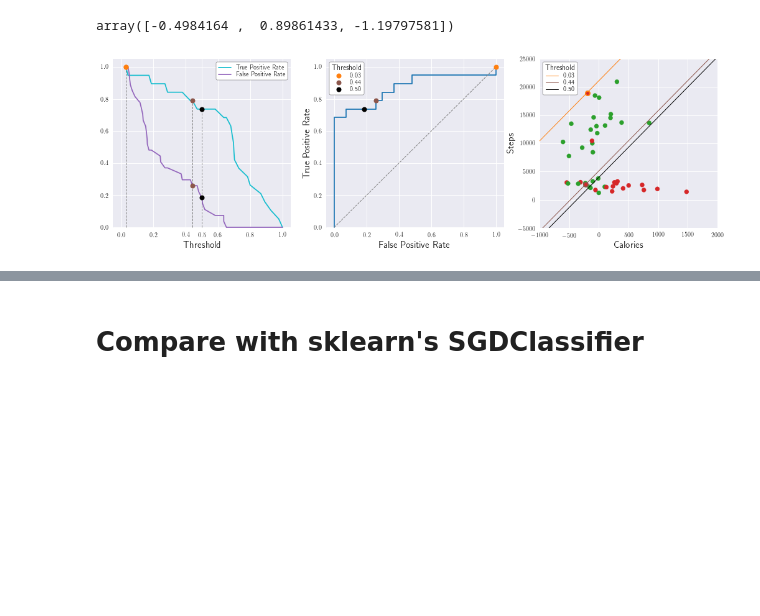
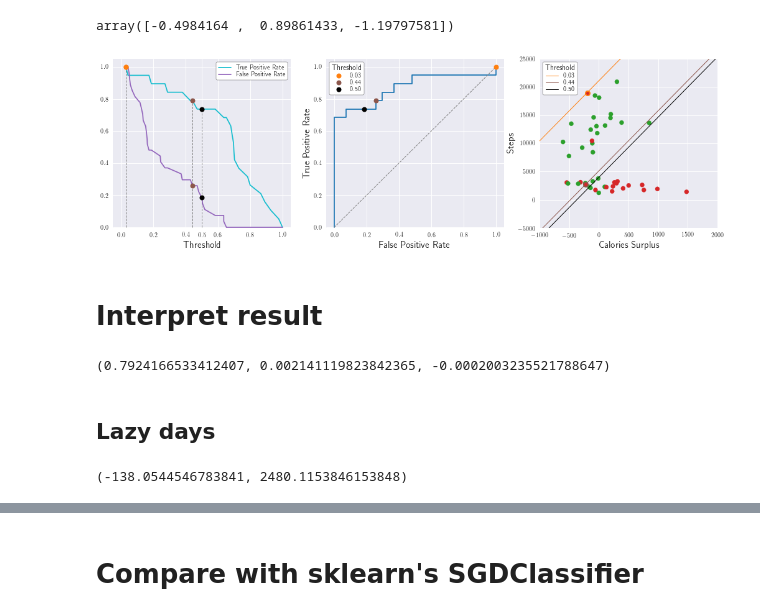
Before and after one commit to khanhnguyendata/logweight, a Jupyter notebook: logweight.ipynb, the cells around one changed output, grey strips where cells are left out. Saved outputs shown, nothing was run; the diff lists cells and outputs as text; code cells hidden in the pictures; blank space fills up the shorter version.

```diff
--- a/logweight.ipynb
+++ b/logweight.ipynb
@@ -220,7 +221,7 @@ def convert_theta(theta):
     t2 = theta[2] / X2_std
     return t0, t1, t2
 # %%
-def plot_decision_boundary(ax, theta, threshold=0, **kwargs):
+def plot_decision_boundary(ax, theta, threshold=0.5, **kwargs):
     t0, t1, t2 = convert_theta(theta)
     ax.plot([-1000, 2000], (logit(threshold) - t0 - np.array([-1000, 2000]) * t1) / t2, **kwargs)
 # %%
@@ -244,16 +245,13 @@ class BatchLogistic:
     def fit(self, X, y, n_iter):
         self.avg_log_likelihoods = []
         self.thetas = []
-        self.objectives = []
 
         for i in range(n_iter):
             self.thetas.append(self.theta)
             prob = self.sigmoid(X, self.theta)
             if np.all(prob != 0) or np.all(prob != 1):
                 self.avg_log_likelihood = (y @ np.log(prob) + (1 - y) @ np.log(1 - prob)) / len(y)
-                self.objective = self.avg_log_likelihood + self.lambda_reg * self.theta @ self.theta
                 self.avg_log_likelihoods.append(self.avg_log_likelihood)
-                self.objectives.append(self.objective)
             reg_term = self.lambda_reg * self.theta
             reg_term[0] = 0
             self.gradient = (y - prob) @ X - reg_term
@@ -449,14 +453,16 @@ def generate_fold(X, y, n_fold, seed=None):
         yield X_train, X_val, y_train, y_val
 # %%
-def positive_recall(y_true, y_pred):
+def positive_recall(y_true, y_pred, verbose=False):
     positive = y_true.sum()
     true_positive = ((y_true == 1) & (y_true == y_pred)).sum()
-#     print(f'Total: {len(y_true)}, Positive: {positive}, True Positive: {true_positive}')
+    if verbose:
+        print(f'Total: {len(y_true)}, Positive: {positive}, True Positive: {true_positive}')
     return true_positive / positive
 # %%
-def negative_recall(y_true, y_pred):
+def negative_recall(y_true, y_pred, verbose=False):
     negative = len(y_true) - y_true.sum()
     true_negative = ((y_true == 0) & (y_true == y_pred)).sum()
-#     print(f'Total: {len(y_true)}, Negative: {negative}, True Negative: {true_negative}')
+    if verbose:
+        print(f'Total: {len(y_true)}, Negative: {negative}, True Negative: {true_negative}')
     return true_negative / negative
 # %%
@@ -621,33 +625,33 @@ ax1.legend(frameon=True, framealpha=1, facecolor='white', edgecolor='black', lab
 
 ax2 = fig.add_subplot(1, 3, 2)
 ax2.set_xlim(-0.05, 1.05)
 ax2.set_ylim(-0.003, 1.05)
 ax2.set_xlabel('False Positive Rate', fontsize=15)
 ax2.set_ylabel('True Positive Rate', fontsize=15)
 ax2.plot(fprs, tprs, color='tab:blue', zorder=1)
 ax2.plot([0, 1], [0, 1], '--', color='tab:gray', linewidth=1, zorder=1)
 ax2.scatter(fprs[0], tprs[0], color='tab:orange', linewidth=1, zorder=2, label=f'{thresholds[0]:.2f}')
 ax2.scatter(fprs[24], tprs[24], color='tab:brown', linewidth=1, zorder=2, label=f'{thresholds[24]:.2f}')
 ax2.scatter(fprs[27], tprs[27], color='black', linewidth=1, zorder=2, label=f'{thresholds[27]:.2f}')
 ax2.legend(title="Threshold", loc='upper left', frameon=True, framealpha=1, facecolor='white', edgecolor='black', labelspacing=0.1)
 ax2.get_legend().get_title().set_fontsize(12)
 
 ax3 = fig.add_subplot(1, 3, 3)
 ax3.set_xlim(-1000, 2000)
 ax3.set_ylim(-5000, 25000)
-ax3.set_xlabel(r'Calories', fontsize=15)
+ax3.set_xlabel(r'Calories Surplus', fontsize=15)
 ax3.set_ylabel(r'Steps', fontsize=15)
 ax3.scatter(df['surplus'], df['step'],
            color=list(np.where(y == 1, 'tab:red', 'tab:green')), label='_nolegend_', zorder=1)
 ax3.scatter(df['surplus'].loc[probas == thresholds[24]], df['step'].loc[probas == thresholds[24]],
            color='tab:red', edgecolor='tab:brown', linewidths=2, label='_nolegend_', zorder=2)
 ax3.scatter(df['surplus'].loc[probas == thresholds[0]], df['step'].loc[probas == thresholds[0]],
            color='tab:red', edgecolor='tab:orange', linewidths=2, label='_nolegend_', zorder=2)
 plot_decision_boundary(ax3, log05.theta, threshold=thresholds[0], color='tab:orange', linewidth=1, label=f'{thresholds[0]:.2f}', zorder=1)
 plot_decision_boundary(ax3, log05.theta, threshold=thresholds[24], color='tab:brown', linewidth=1, label=f'{thresholds[24]:.2f}', zorder=1)
 plot_decision_boundary(ax3, log05.theta, threshold=thresholds[27], color='black', linewidth=1, label=f'{thresholds[27]:.2f}', zorder=1)
 ax3.legend(title="Threshold", loc='upper left', frameon=True, framealpha=1, facecolor='white', edgecolor='black', labelspacing=0.1)
 ax3.get_legend().get_title().set_fontsize(12)
 # %% [output]
-[figure, old version]
+[figure, new version]
 # %%
@@ -654,0 +659,16 @@ fig.savefig('threshold.png')
+# %% [markdown]
+# Interpret result
+# %%
+t0, t1, t2 = convert_theta(log05.theta)
+t0, t1, t2
+# %% [output]
+(0.7924166533412407, 0.002141119823842365, -0.0002003235521788647)
+# %% [markdown]
+## Lazy days
+# %%
+lazy_step = df['step'].loc[df['step'] < 5000].mean()
+lazy_cal = -t0/t1 - t2*lazy_step/t1
+
+lazy_cal, lazy_step
+# %% [output]
+(-138.0544546783841, 2480.1153846153848)
```
Also changed, not shown: parts of 22 cells of this notebook, 5 other files.
